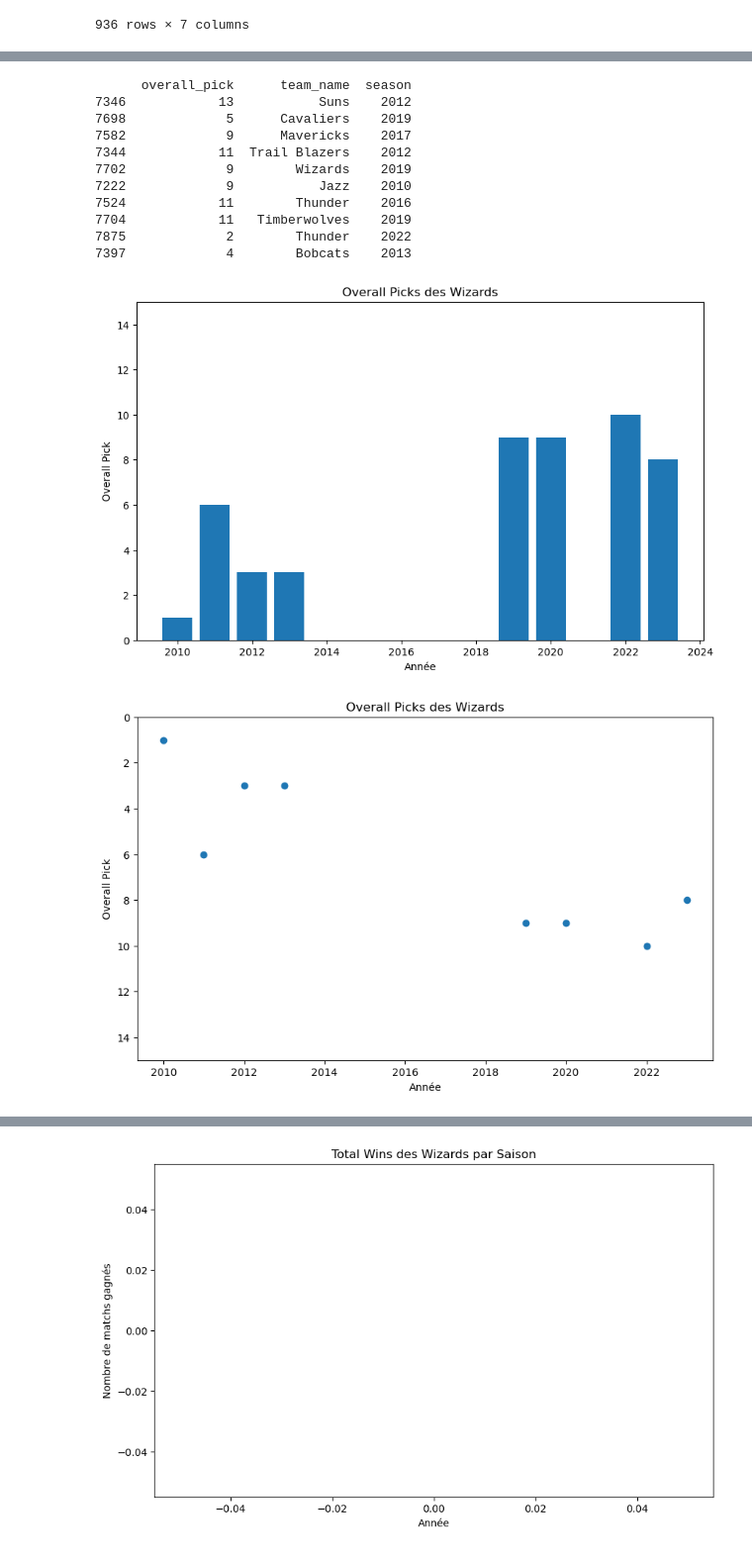
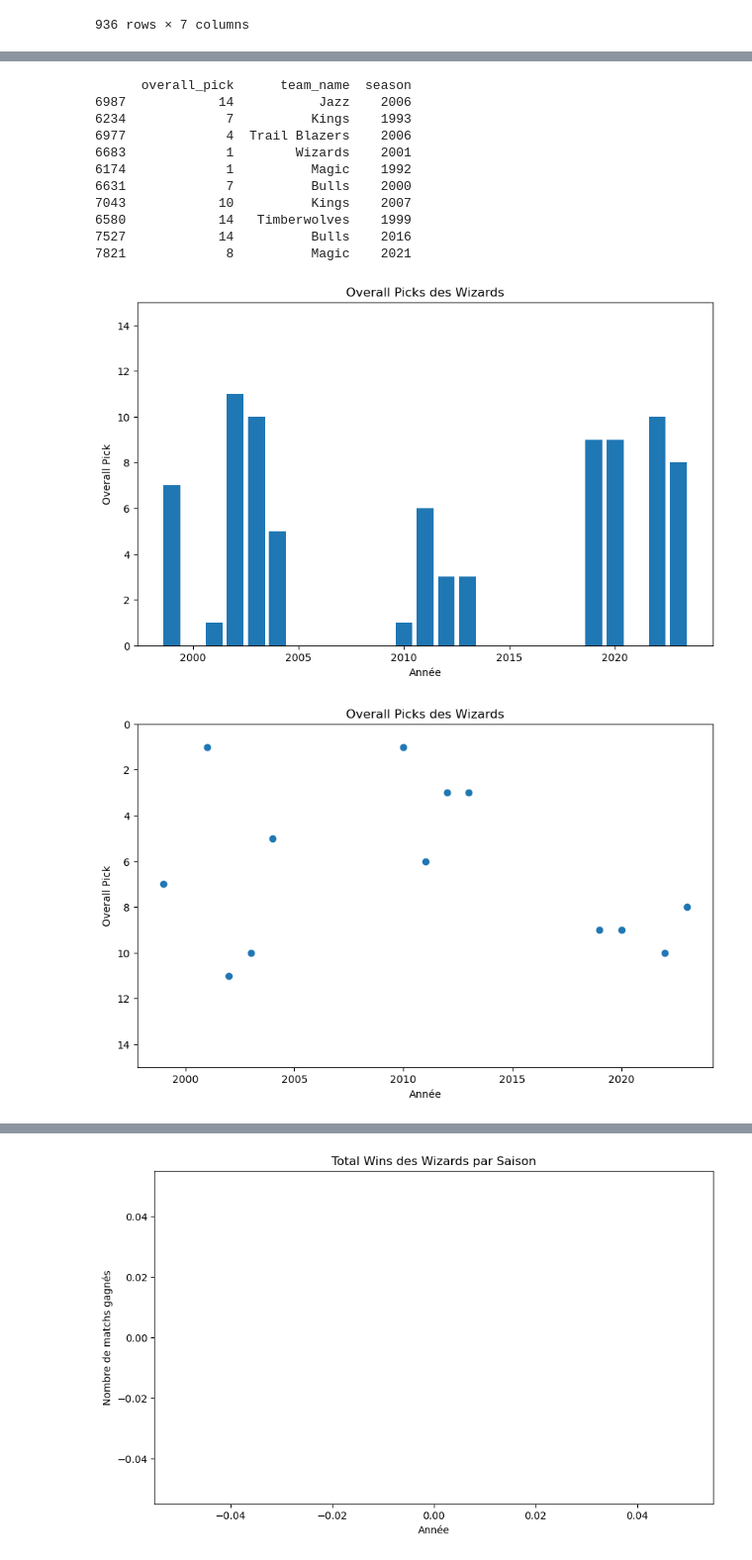
Before and after one commit to hugolo4/demodayJEDHA, a Jupyter notebook: copie_fusionOlivierLouisHugo.ipynb, the cells around one changed output, grey strips where cells are left out. Shown at 99% size. Drawn from its saved outputs; the diff is of its cells as text; code cells hidden in the pictures.

```diff
--- a/copie_fusionOlivierLouisHugo.ipynb
+++ b/copie_fusionOlivierLouisHugo.ipynb
@@ -129,7 +129,7 @@ df_draft_history.head()
 df_draft_history.columns
 df_draft_history["season"].unique()
 # On s'intéresse à la période post 2010
-df_draft_history= df_draft_history[df_draft_history['season'] >= 2010]
+df_draft_history= df_draft_history[df_draft_history['season'] >= 1990]
 # On garde seulement les lottery picks
 df_draft_history=df_draft_history[df_draft_history['overall_pick'] <= 14]
 df_draft_history["season"].unique()
@@ -346,13 +346,13 @@ plt.show()
       overall_pick      team_name  season
-7346            13           Suns    2012
-7698             5      Cavaliers    2019
-7582             9      Mavericks    2017
-7344            11  Trail Blazers    2012
-7702             9        Wizards    2019
-7222             9           Jazz    2010
-7524            11        Thunder    2016
-7704            11   Timberwolves    2019
-7875             2        Thunder    2022
-7397             4        Bobcats    2013
+6987            14           Jazz    2006
+6234             7          Kings    1993
+6977             4  Trail Blazers    2006
+6683             1        Wizards    2001
+6174             1          Magic    1992
+6631             7          Bulls    2000
+7043            10          Kings    2007
+6580            14   Timberwolves    1999
+7527            14          Bulls    2016
+7821             8          Magic    2021
-[figure, old version]
+[figure, new version]
-[figure, old version]
+[figure, new version]
```
Also changed, not shown: parts of 13 cells of this notebook.
